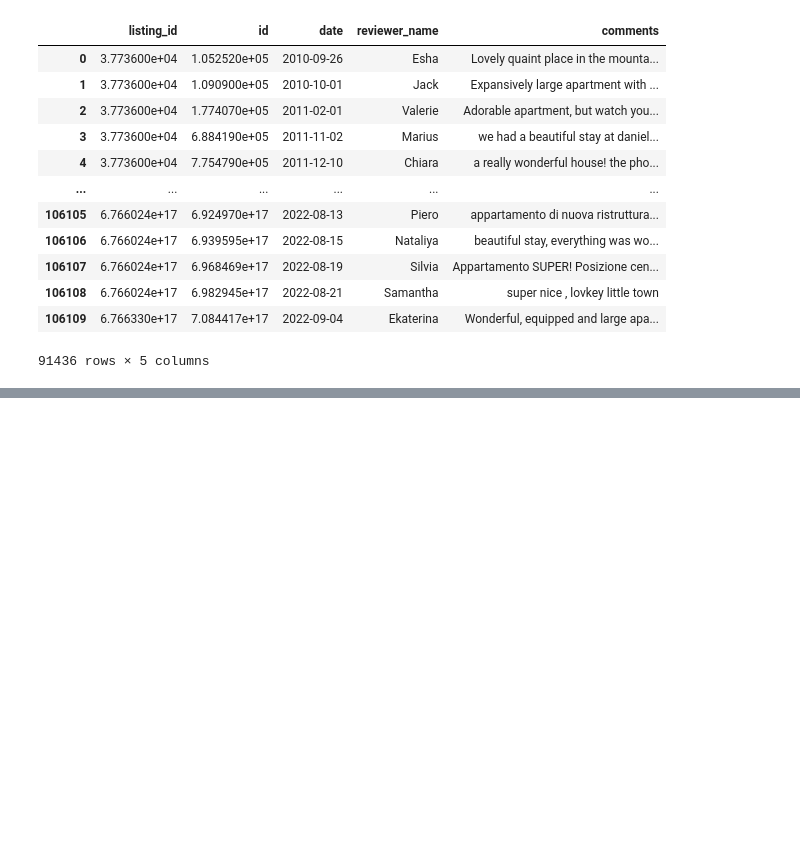
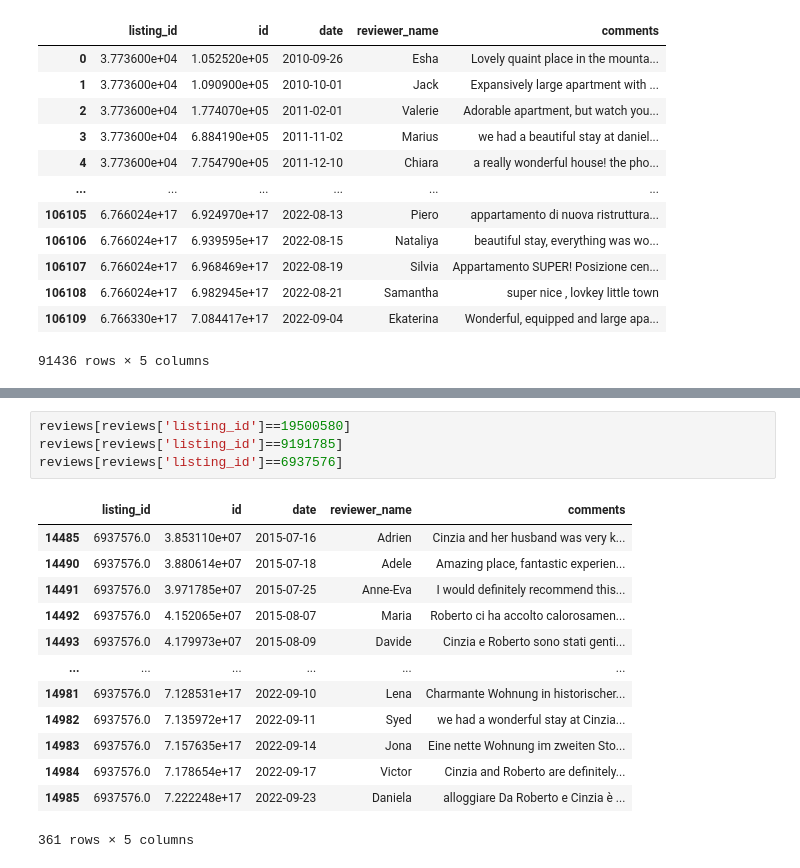
Before and after one commit to tomweinandy/AIinPowerBI, a Jupyter notebook: clean_airbnb_data.ipynb, the cells around one changed output, grey strips where cells are left out. Cells and saved outputs as stored; diff of their text form; blank space fills up the shorter version.

```diff
--- a/clean_airbnb_data.ipynb
+++ b/clean_airbnb_data.ipynb
@@ -136,0 +157,18 @@ reviews.to_csv('reviews.csv')
+# %%
+reviews[reviews['listing_id']==19500580]
+reviews[reviews['listing_id']==9191785]
+reviews[reviews['listing_id']==6937576]
+# %% [output]
+|  | listing_id | id | date | reviewer_name | comments |
+| 14485 | 6937576.0 | 3.853110e+07 | 2015-07-16 | Adrien | Cinzia and her husband was very k... |
+| 14490 | 6937576.0 | 3.880614e+07 | 2015-07-18 | Adele | Amazing place, fantastic experien... |
+| 14491 | 6937576.0 | 3.971785e+07 | 2015-07-25 | Anne-Eva | I would definitely recommend this... |
+| 14492 | 6937576.0 | 4.152065e+07 | 2015-08-07 | Maria | Roberto ci ha accolto calorosamen... |
+| 14493 | 6937576.0 | 4.179973e+07 | 2015-08-09 | Davide | Cinzia e Roberto sono stati genti... |
+| ... | ... | ... | ... | ... | ... |
+| 14981 | 6937576.0 | 7.128531e+17 | 2022-09-10 | Lena | Charmante Wohnung in historischer... |
+| 14982 | 6937576.0 | 7.135972e+17 | 2022-09-11 | Syed | we had a wonderful stay at Cinzia... |
+| 14983 | 6937576.0 | 7.157635e+17 | 2022-09-14 | Jona | Eine nette Wohnung im zweiten Sto... |
+| 14984 | 6937576.0 | 7.178654e+17 | 2022-09-17 | Victor | Cinzia and Roberto are definitely... |
+| 14985 | 6937576.0 | 7.222248e+17 | 2022-09-23 | Daniela | alloggiare Da Roberto e Cinzia è ... |
+361 rows × 5 columns
```
Also changed, not shown: parts of 5 cells of this notebook.
